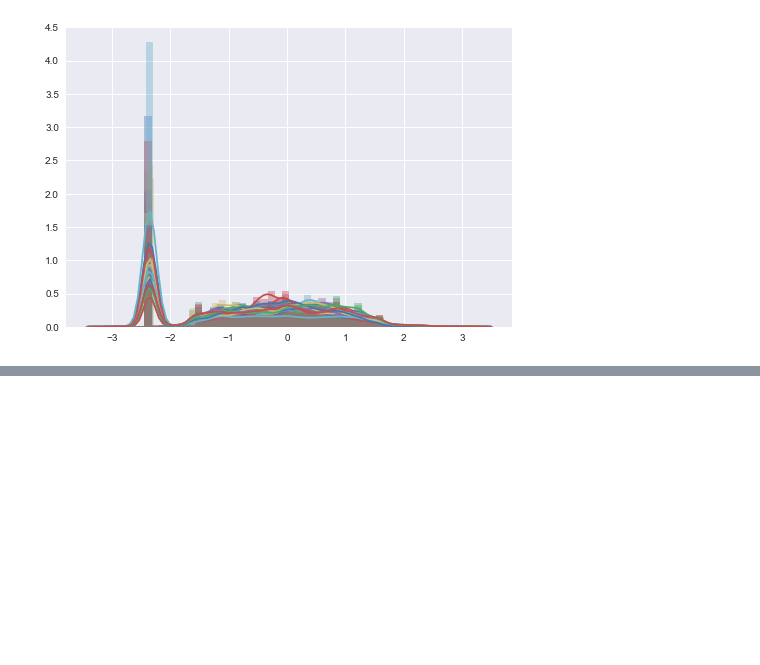
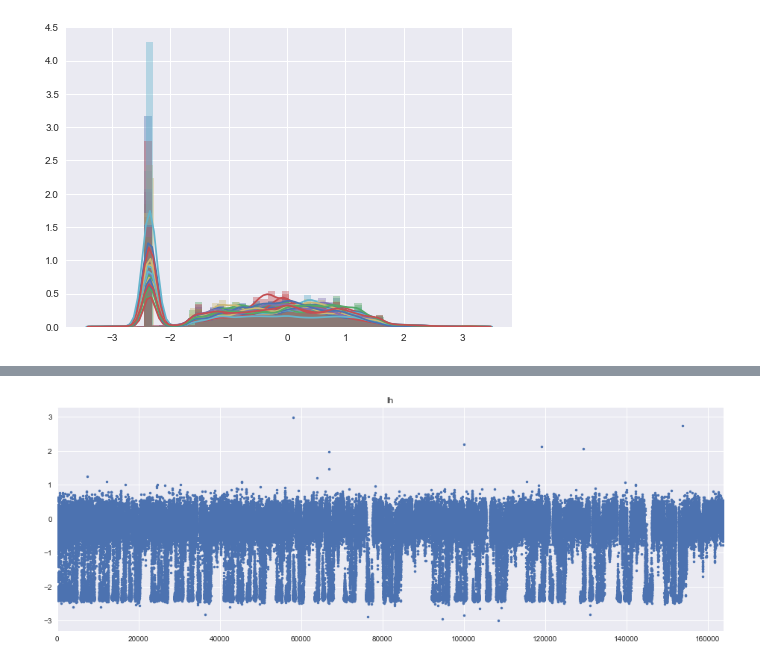
Before and after one commit to gkaguirrelab/extremeRetinotopy, a Jupyter notebook: fsAverage.ipynb, the cells around one changed output, grey strips where cells are left out. Saved outputs shown, nothing was run; the diff lists cells and outputs as text; code cells hidden in the pictures; blank space fills up the shorter version.

```diff
--- a/fsAverage.ipynb
+++ b/fsAverage.ipynb
@@ -217,0 +252,5 @@ for sess in session_paths:
+# %%
+plt.figure(figsize=(16.0, 5.5))
+polar_angle['lh'].plot(title="lh", style=['.']);
+# %% [output]
+[figure, added]
```
Also changed, not shown: parts of 6 cells of this notebook.
